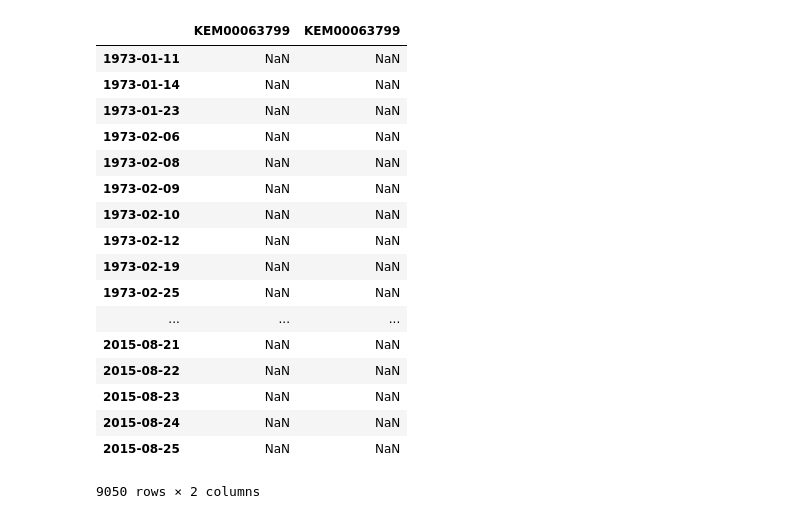
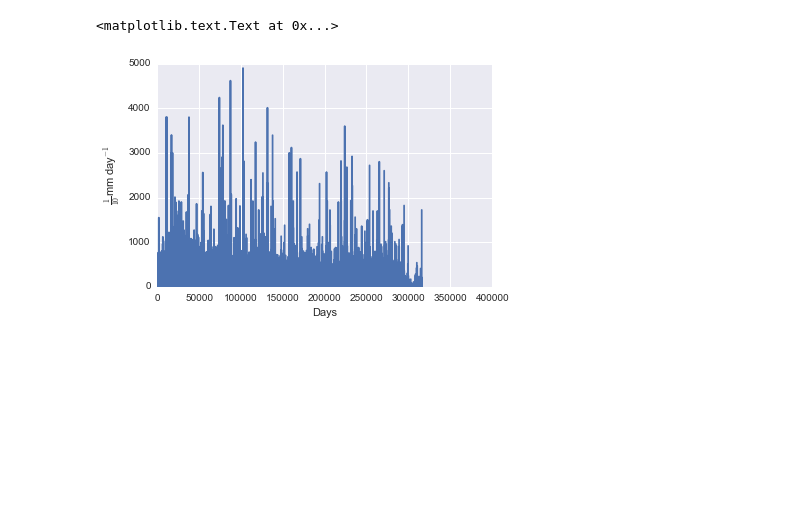
Before and after one commit to elinahkk/Masters, a Jupyter notebook: Elina.ipynb, the cells around one changed output. Drawn from its saved outputs; the diff is of its cells as text; code cells hidden in the pictures; blank space fills up the shorter version.

```diff
--- a/Elina.ipynb
+++ b/Elina.ipynb
@@ -75,22 +82,12 @@ mydata = pd.DataFrame(data=prcp,index=dates,columns=[df.STATION[0][6:]])
+# %%
+mask = df.values != -9999
+#plt.plot(df.index, df.values)
+plt.plot(df.values[mask])
+plt.ylabel(r"$\frac{1}{10}$mm day$^{-1}$")
+plt.xlabel(r"Days")
+# %% [output]
+<matplotlib.text.Text at 0x...>
+[figure, added]
 # %%
-results=pd.concat([mydata.KEM00063799, mydata.KEM00063799],axis=1)
-results
+#results=pd.concat([prcp.values],axis=1)
+#results
-# %% [output]
-|  | KEM00063799 | KEM00063799 |
-| 1973-01-11 | NaN | NaN |
-| 1973-01-14 | NaN | NaN |
-| 1973-01-23 | NaN | NaN |
-| 1973-02-06 | NaN | NaN |
-| 1973-02-08 | NaN | NaN |
-| 1973-02-09 | NaN | NaN |
-| 1973-02-10 | NaN | NaN |
-| 1973-02-12 | NaN | NaN |
-| 1973-02-19 | NaN | NaN |
-| 1973-02-25 | NaN | NaN |
-| ... | ... | ... |
-| 2015-08-21 | NaN | NaN |
-| 2015-08-22 | NaN | NaN |
-| 2015-08-23 | NaN | NaN |
-| 2015-08-24 | NaN | NaN |
-| 2015-08-25 | NaN | NaN |
-9050 rows × 2 columns
```
Also changed, not shown: parts of 7 cells of this notebook.
